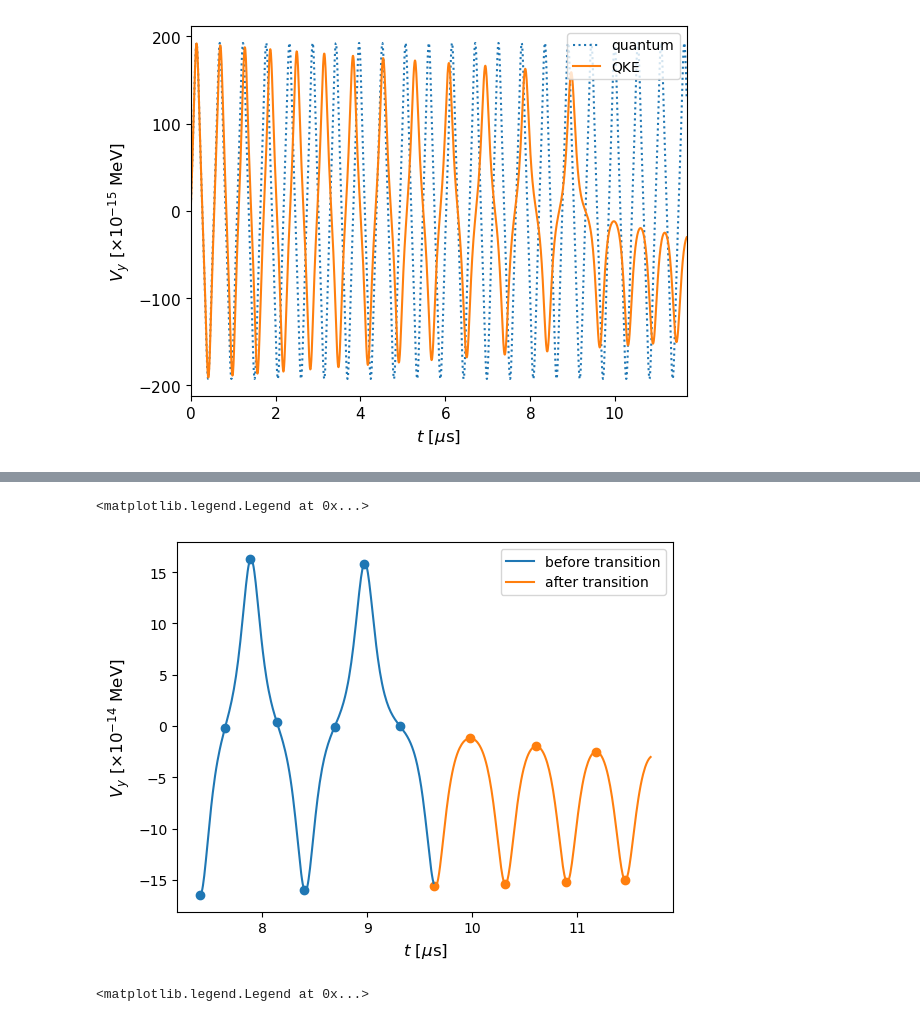
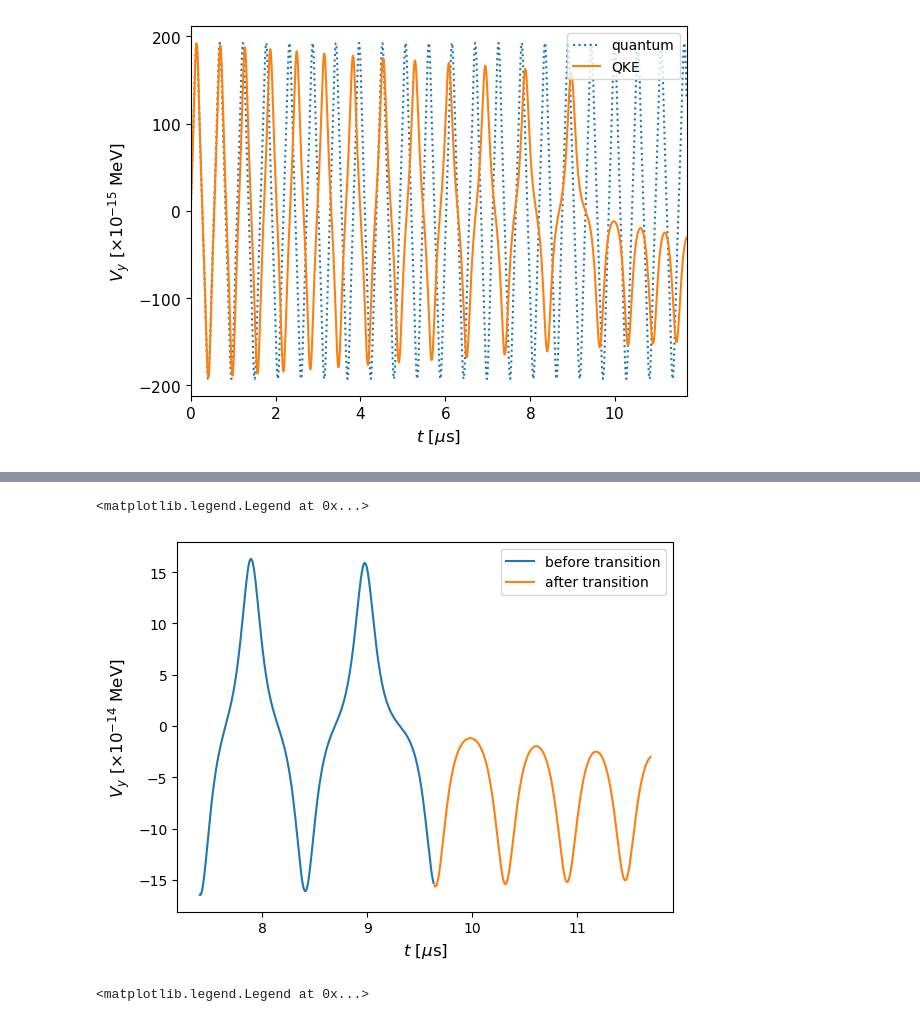
Before and after one commit to nuLABatUSD/QKESolveMPI, a Jupyter notebook: analysis/BlochPaperFigs.ipynb, the cells around one changed output, grey strips where cells are left out. Cells and saved outputs as stored; diff of their text form; code cells hidden in the pictures.

```diff
--- a/analysis/BlochPaperFigs.ipynb
+++ b/analysis/BlochPaperFigs.ipynb
@@ -191,15 +200,15 @@ Text(0, 0.5, '$P_x$')
 # %%
 plt.figure()
-plt.scatter(t[t_index][43:51], Vy[Vy_index][43:51]*1e14)
+#plt.scatter(t[t_index][43:51], Vy[Vy_index][43:51]*1e14)
 plt.plot(t[t_index[43]:t_index[51]], Vy[Vy_index[43]:Vy_index[51]]*1e14, label=r"before transition")
 plt.xlabel(r"$t~[\mu\text{s}]$", fontsize=12)
 plt.ylabel(r"$V_y~[\times 10^{-14}~\text{MeV}]$", fontsize=12)
-plt.scatter(t[t_index][51:], Vy[Vy_index][51:]*1e14)
+#plt.scatter(t[t_index][51:], Vy[Vy_index][51:]*1e14)
 plt.plot(t[t_index[51] :], Vy[Vy_index[51] :]*1e14, label=r"after transition")
 plt.legend()
 # %% [output]
 <matplotlib.legend.Legend at 0x...>
-[figure, old version]
+[figure, new version]
 # %%
 #just before and just after transition on same plot, QKE
 
```
Also changed, not shown: parts of 3 cells of this notebook.
